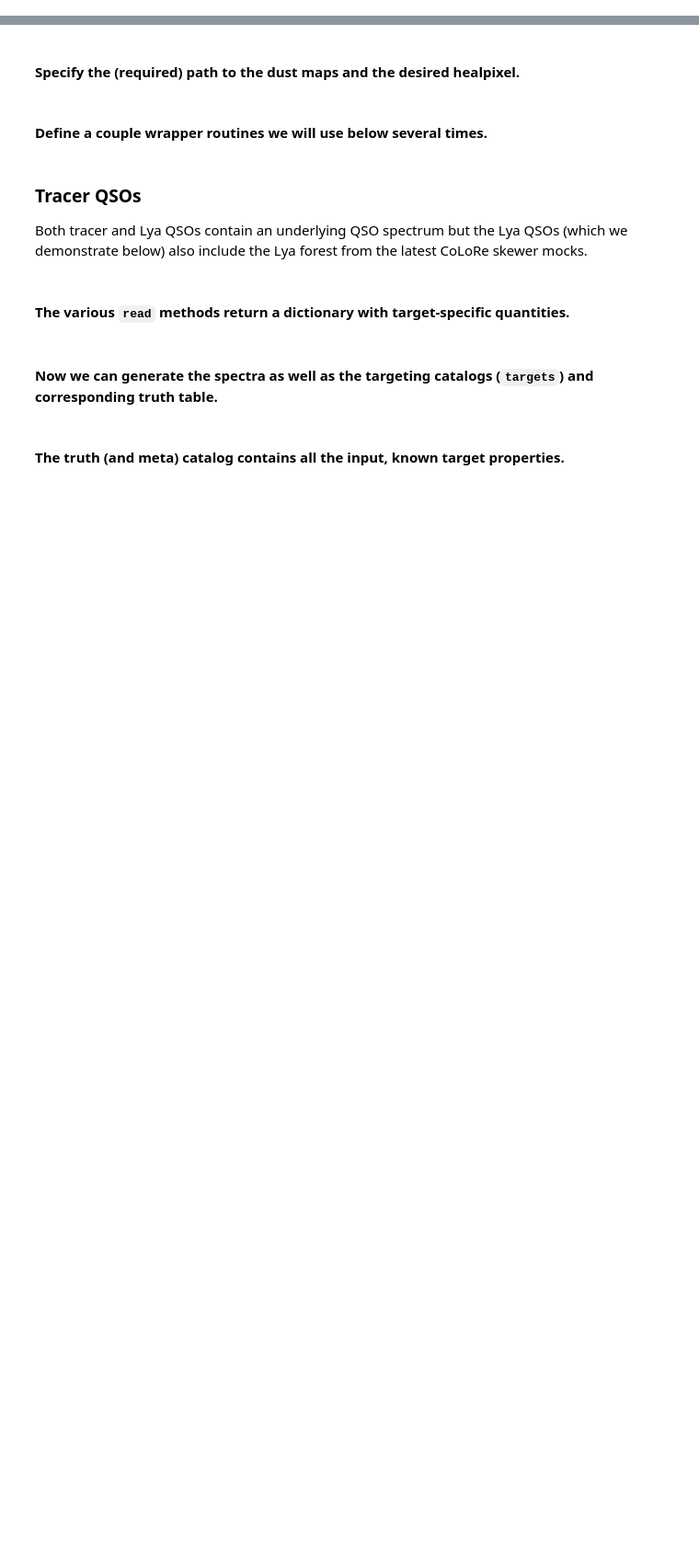
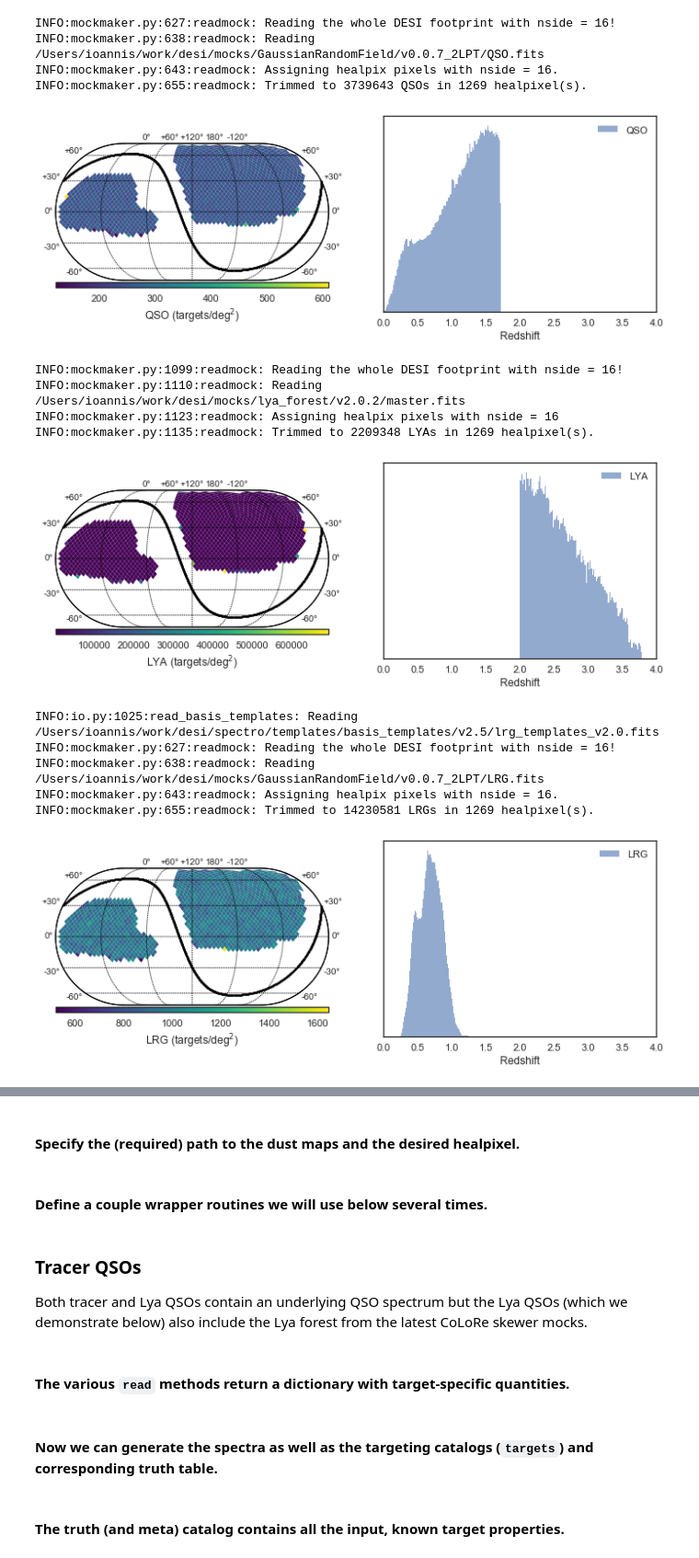
Before and after one commit to desihub/desitarget, a Jupyter notebook: doc/nb/connecting-spectra-to-mocks.ipynb, the cells around one changed output, grey strips where cells are left out. Shown at 92% size. Cells and saved outputs as stored; diff of their text form; code cells hidden in the pictures; blank space fills up the shorter version.

```diff
--- a/doc/nb/connecting-spectra-to-mocks.ipynb
+++ b/doc/nb/connecting-spectra-to-mocks.ipynb
@@ -20,0 +29,22 @@ sns.set(style='white', font_scale=1.1, palette='deep')
+# %%
+for Maker in (QSOMaker, LYAMaker, LRGMaker, ELGMaker):
+    M = Maker()
+    data = M.read()
+    M.qamock_sky(data)
+# %% [output]
+INFO:mockmaker.py:627:readmock: Reading the whole DESI footprint with nside = 16!
+INFO:mockmaker.py:638:readmock: Reading /Users/ioannis/work/desi/mocks/GaussianRandomField/v0.0.7_2LPT/QSO.fits
+INFO:mockmaker.py:643:readmock: Assigning healpix pixels with nside = 16.
+INFO:mockmaker.py:655:readmock: Trimmed to 3739643 QSOs in 1269 healpixel(s).
+[figure, added]
+INFO:mockmaker.py:1099:readmock: Reading the whole DESI footprint with nside = 16!
+INFO:mockmaker.py:1110:readmock: Reading /Users/ioannis/work/desi/mocks/lya_forest/v2.0.2/master.fits
+INFO:mockmaker.py:1123:readmock: Assigning healpix pixels with nside = 16
+INFO:mockmaker.py:1135:readmock: Trimmed to 2209348 LYAs in 1269 healpixel(s).
+[figure, added]
+INFO:io.py:1025:read_basis_templates: Reading /Users/ioannis/work/desi/spectro/templates/basis_templates/v2.5/lrg_templates_v2.0.fits
+INFO:mockmaker.py:627:readmock: Reading the whole DESI footprint with nside = 16!
+INFO:mockmaker.py:638:readmock: Reading /Users/ioannis/work/desi/mocks/GaussianRandomField/v0.0.7_2LPT/LRG.fits
+INFO:mockmaker.py:643:readmock: Assigning healpix pixels with nside = 16.
+INFO:mockmaker.py:655:readmock: Trimmed to 14230581 LRGs in 1269 healpixel(s).
+[figure, added]
```
Also changed, not shown: parts of 4 cells of this notebook, 1 other file.
